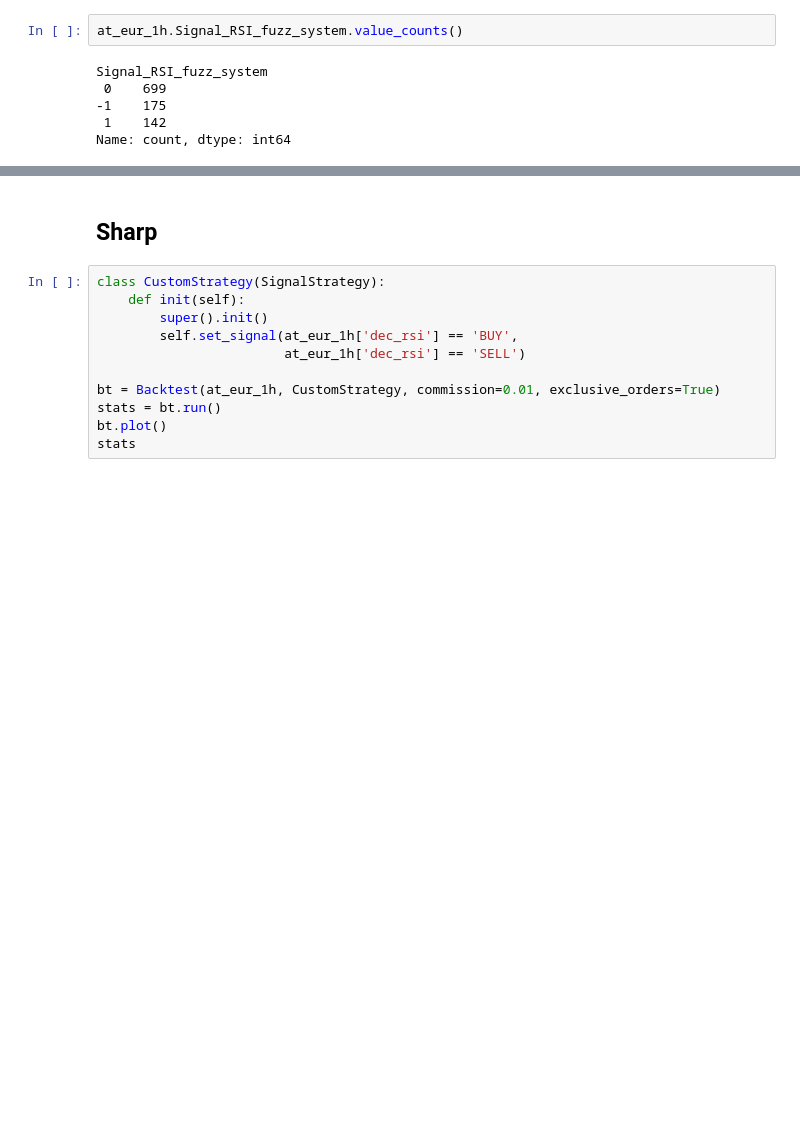
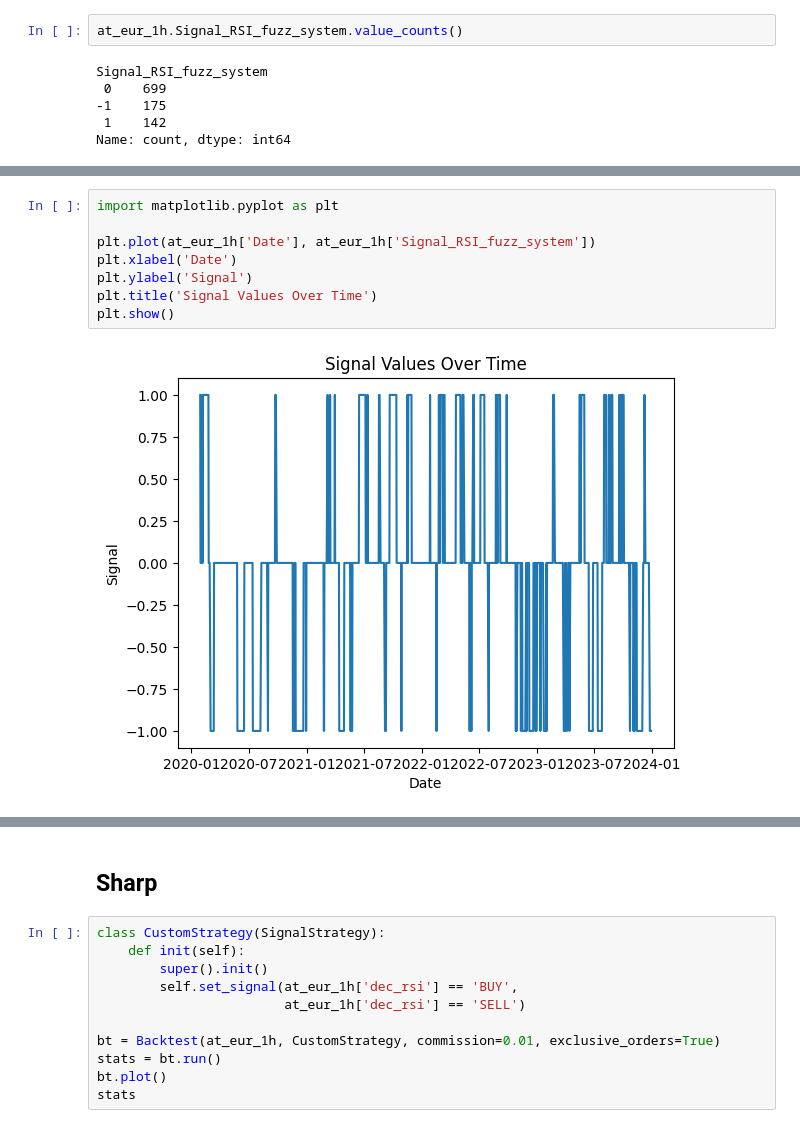
Before and after one commit to kkarolina71/praca_magisterska, a Jupyter notebook: RSI_Williams_EURUSD_d.ipynb, the cells around one changed output, grey strips where cells are left out. Drawn from its saved outputs; the diff is of its cells as text; blank space fills up the shorter version.

```diff
--- a/RSI_Williams_EURUSD_d.ipynb
+++ b/RSI_Williams_EURUSD_d.ipynb
@@ -298,0 +271,10 @@ dtype: object
+# %%
+import matplotlib.pyplot as plt
+
+plt.plot(at_eur_1h['Date'], at_eur_1h['Signal_RSI_fuzz_system'])
+plt.xlabel('Date')
+plt.ylabel('Signal')
+plt.title('Signal Values Over Time')
+plt.show()
+# %% [output]
+[figure, added]
```
Also changed, not shown: parts of 10 cells of this notebook.
